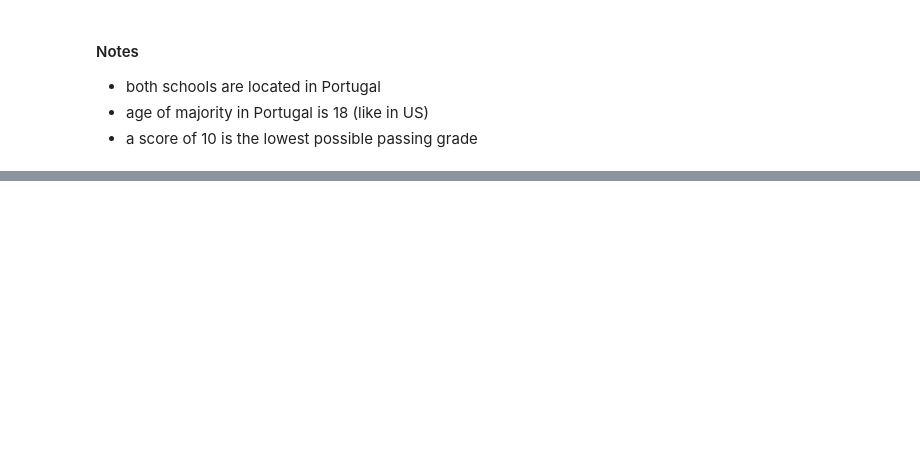
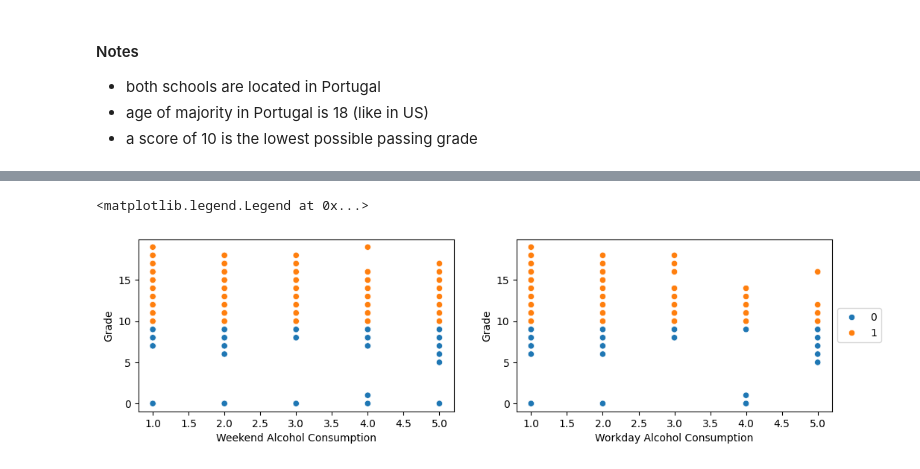
Before and after one commit to n8taylor/cs5830_project7, a Jupyter notebook: project7-hannah.ipynb, the cells around one changed output, grey strips where cells are left out. Saved outputs shown, nothing was run; the diff lists cells and outputs as text; code cells hidden in the pictures; blank space fills up the shorter version.

```diff
--- a/project7-hannah.ipynb
+++ b/project7-hannah.ipynb
@@ -39,0 +80,27 @@ plt.xlabel('Workday Alcohol Consumption')
+# %%
+plt.figure(figsize=(12, 3))
+
+plt.subplot(1, 2, 1)
+sns.scatterplot(
+  data=df,
+  x='Walc',
+  y='G3',
+  hue='pass',
+  legend=False
+)
+plt.xlabel('Weekend Alcohol Consumption')
+plt.ylabel('Grade')
+
+plt.subplot(1, 2, 2)
+sns.scatterplot(
+  data=df,
+  x='Dalc',
+  y='G3',
+  hue='pass'
+)
+plt.xlabel('Workday Alcohol Consumption')
+plt.ylabel('Grade')
+plt.legend(loc='center left', bbox_to_anchor=(1, 0.5))
+# %% [output]
+<matplotlib.legend.Legend at 0x...>
+[figure, added]
```
Also changed, not shown: parts of 10 cells of this notebook.
